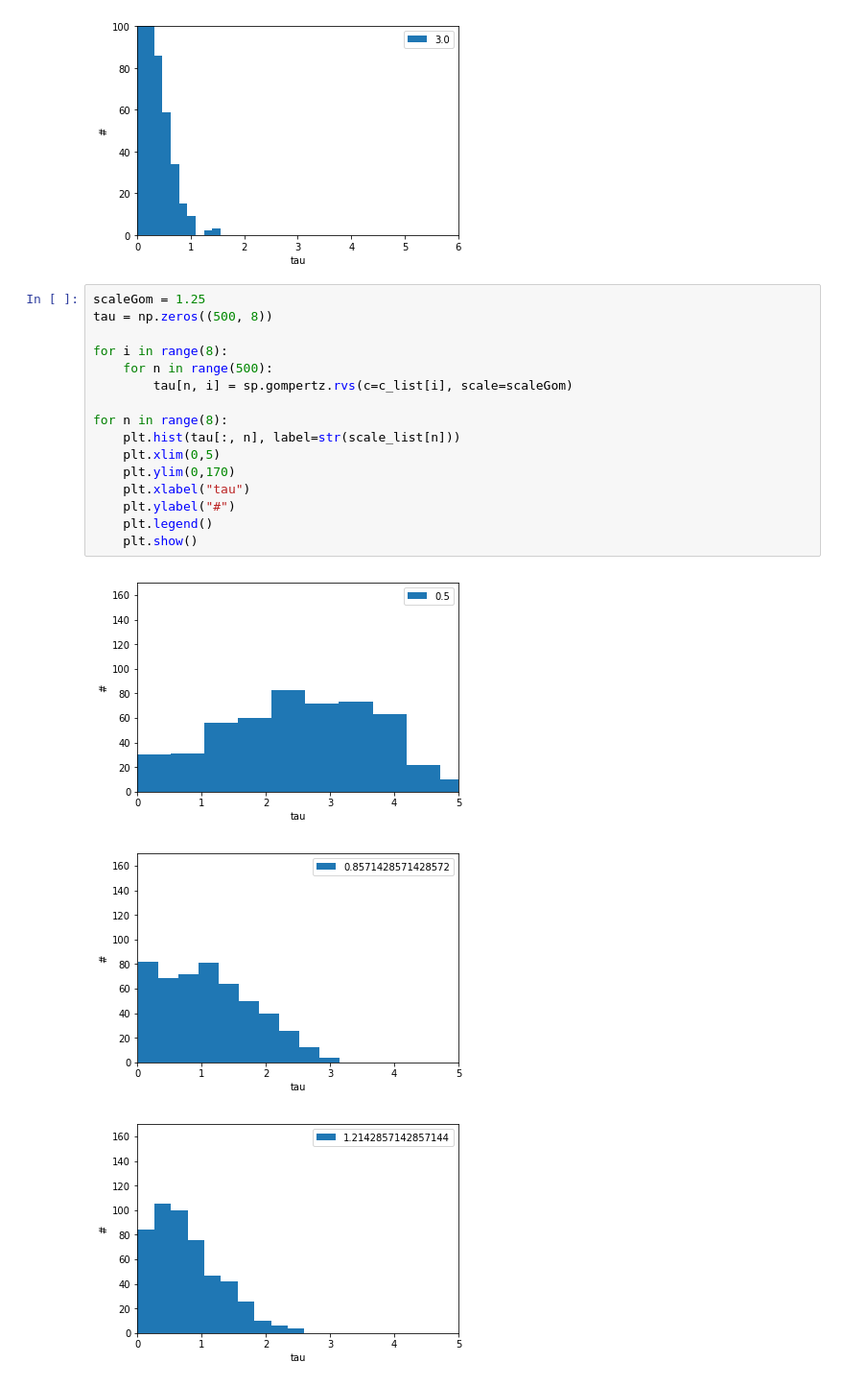
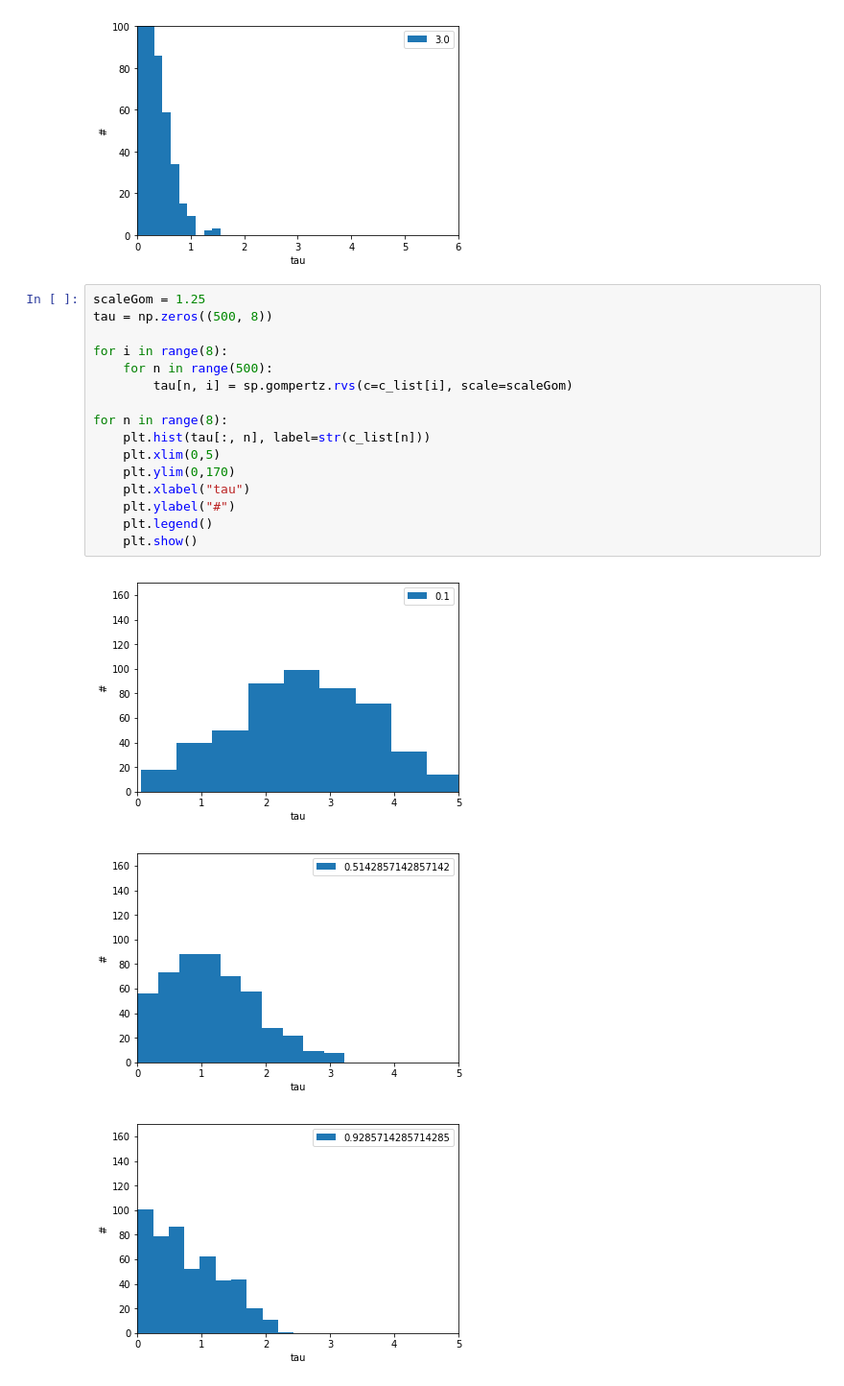
Before and after one commit to meyer-lab/tHMM, a Jupyter notebook: lineage/gompertz.ipynb, the cells around one changed output. Shown at 96% size. Drawn from its saved outputs; the diff is of its cells as text.

Commit message:
getting unexpected behavior when testing `scale`

```diff
--- a/lineage/gompertz.ipynb
+++ b/lineage/gompertz.ipynb
@@ -50,20 +50,20 @@ for n in range(8):
 # %%
 scaleGom = 1.25
 tau = np.zeros((500, 8))
 
 for i in range(8):
     for n in range(500):
         tau[n, i] = sp.gompertz.rvs(c=c_list[i], scale=scaleGom)
 
 for n in range(8):
-    plt.hist(tau[:, n], label=str(scale_list[n]))
+    plt.hist(tau[:, n], label=str(c_list[n]))
     plt.xlim(0,5)
     plt.ylim(0,170)
     plt.xlabel("tau")
     plt.ylabel("#")
     plt.legend()
     plt.show()
 # %% [output]
-[figure, old version]
+[figure, new version]
-[figure, old version]
+[figure, new version]
-[figure, old version]
+[figure, new version]
```
Also changed, not shown: parts of 1 cell of this notebook, 1 other file.
